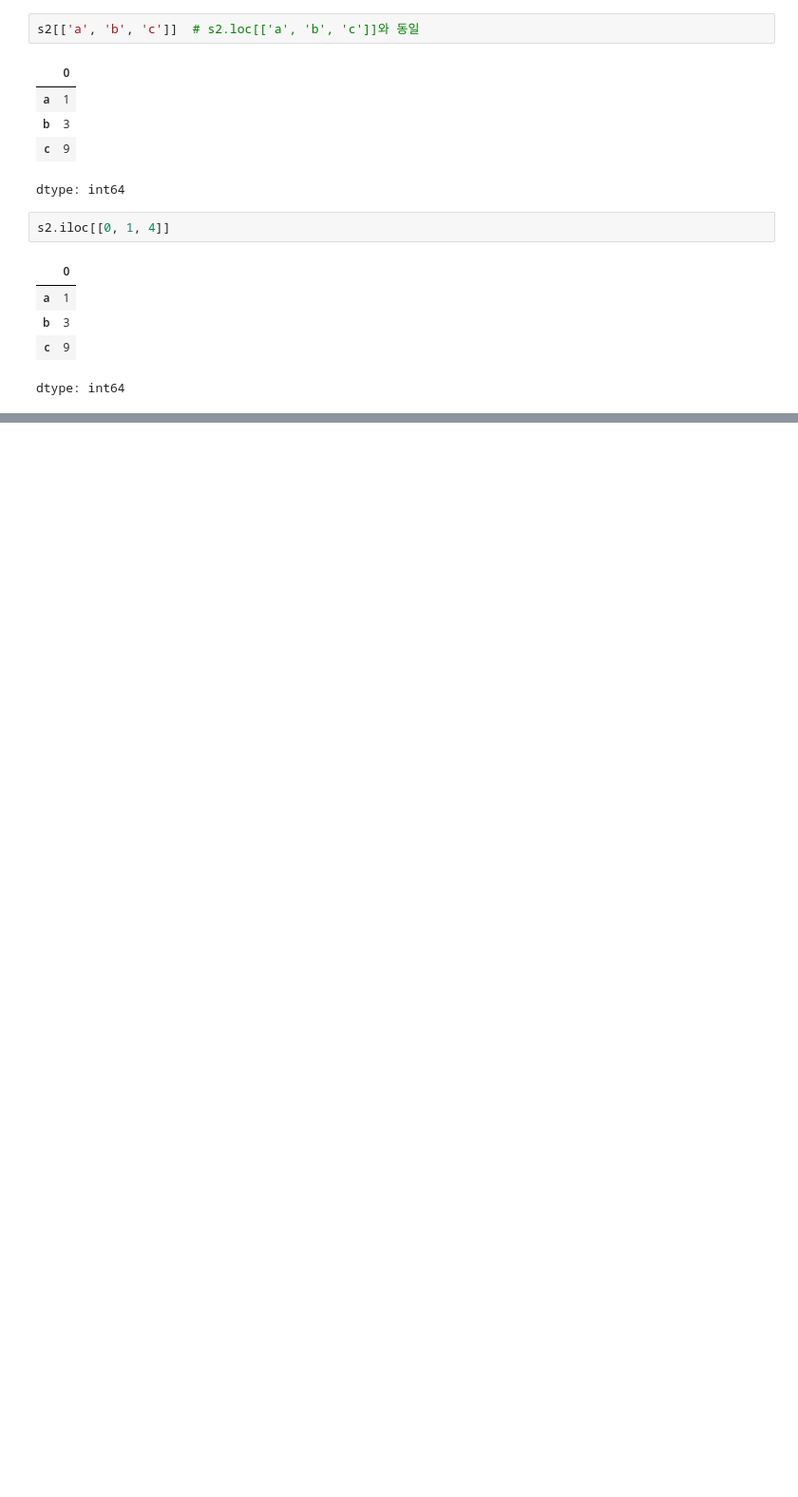
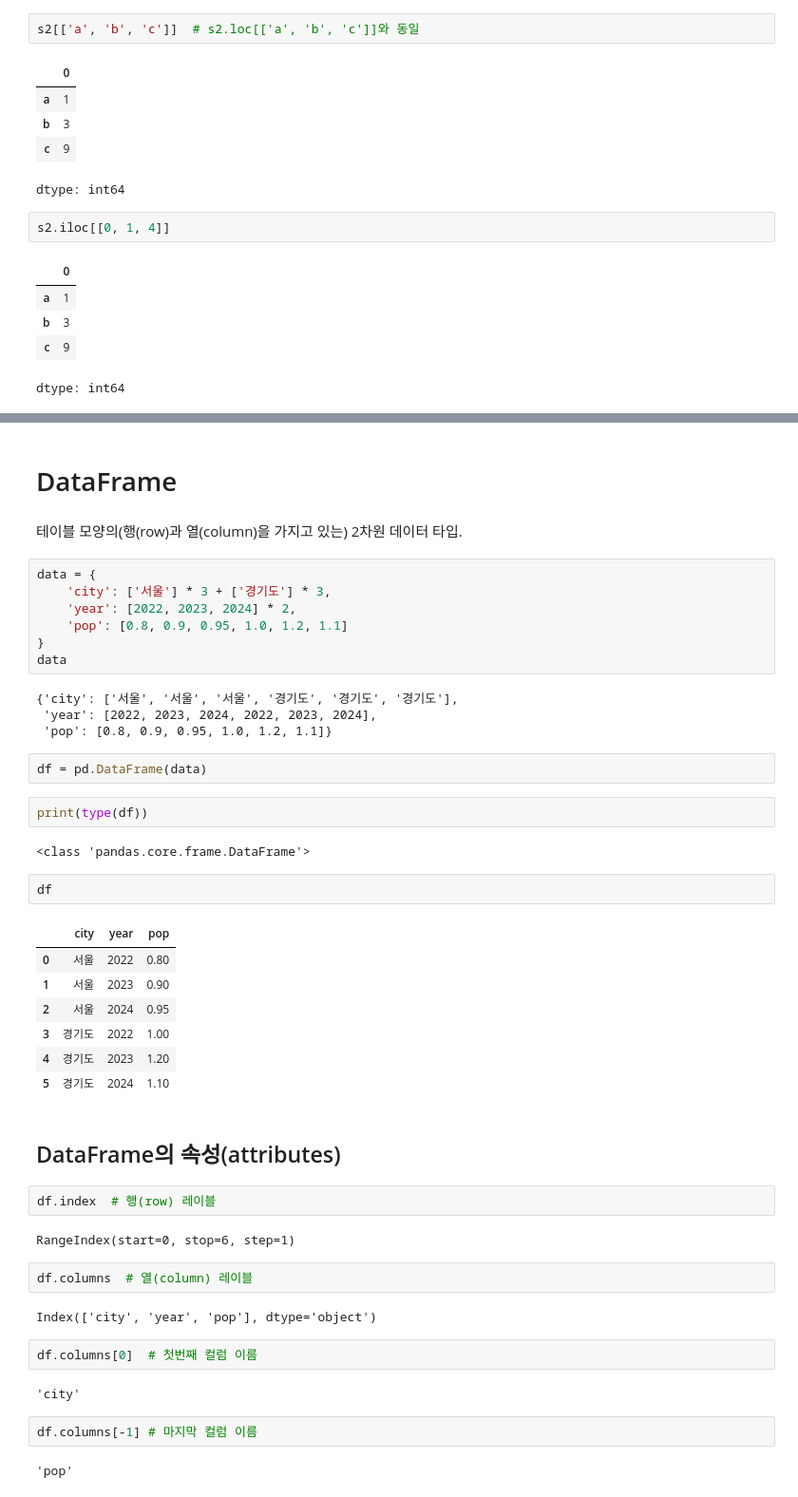
Before and after one commit to JakeOh/202504_itwill_oracle88, a Jupyter notebook: python18.ipynb, the cells around one changed output, grey strips where cells are left out. Shown at 95% size. Saved outputs shown, nothing was run; the diff lists cells and outputs as text; blank space fills up the shorter version.

Commit message:
Series, DataFrame

```diff
--- a/python18.ipynb
+++ b/python18.ipynb
@@ -170,0 +207,49 @@ dtype: int64
+# %% [markdown]
+# DataFrame
+# %% [markdown]
+테이블 모양의(행(row)과 열(column)을 가지고 있는) 2차원 데이터 타입.
+# %%
+data = {
+    'city': ['서울'] * 3 + ['경기도'] * 3,
+    'year': [2022, 2023, 2024] * 2,
+    'pop': [0.8, 0.9, 0.95, 1.0, 1.2, 1.1]
+}
+data
+# %% [output]
+{'city': ['서울', '서울', '서울', '경기도', '경기도', '경기도'],
+ 'year': [2022, 2023, 2024, 2022, 2023, 2024],
+ 'pop': [0.8, 0.9, 0.95, 1.0, 1.2, 1.1]}
+# %%
+df = pd.DataFrame(data)
+# %%
+print(type(df))
+# %% [output]
+<class 'pandas.core.frame.DataFrame'>
+# %%
+df
+# %% [output]
+|  | city | year | pop |
+| 0 | 서울 | 2022 | 0.80 |
+| 1 | 서울 | 2023 | 0.90 |
+| 2 | 서울 | 2024 | 0.95 |
+| 3 | 경기도 | 2022 | 1.00 |
+| 4 | 경기도 | 2023 | 1.20 |
+| 5 | 경기도 | 2024 | 1.10 |
+# %% [markdown]
+## DataFrame의 속성(attributes)
+# %%
+df.index  # 행(row) 레이블
+# %% [output]
+RangeIndex(start=0, stop=6, step=1)
+# %%
+df.columns  # 열(column) 레이블
+# %% [output]
+Index(['city', 'year', 'pop'], dtype='object')
+# %%
+df.columns[0]  # 첫번째 컬럼 이름
+# %% [output]
+'city'
+# %%
+df.columns[-1] # 마지막 컬럼 이름
+# %% [output]
+'pop'
```
Also changed, not shown: parts of 8 cells of this notebook.
